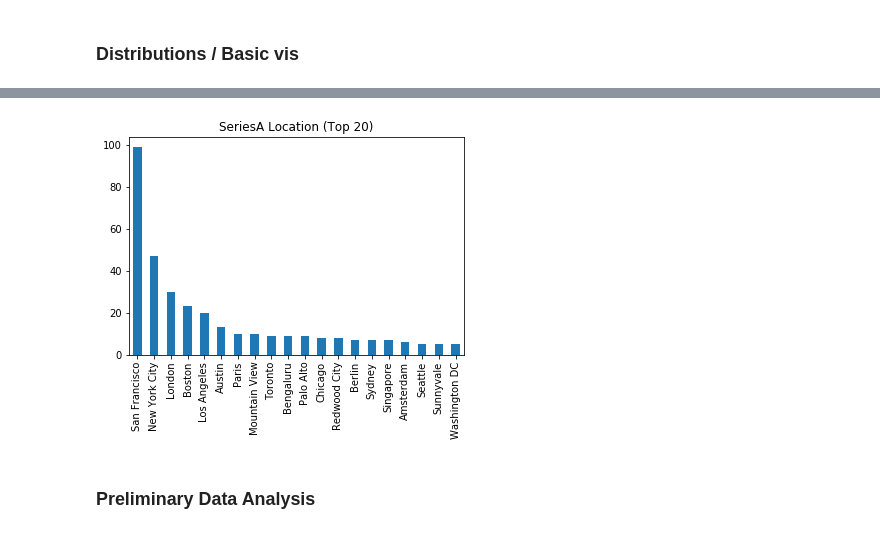
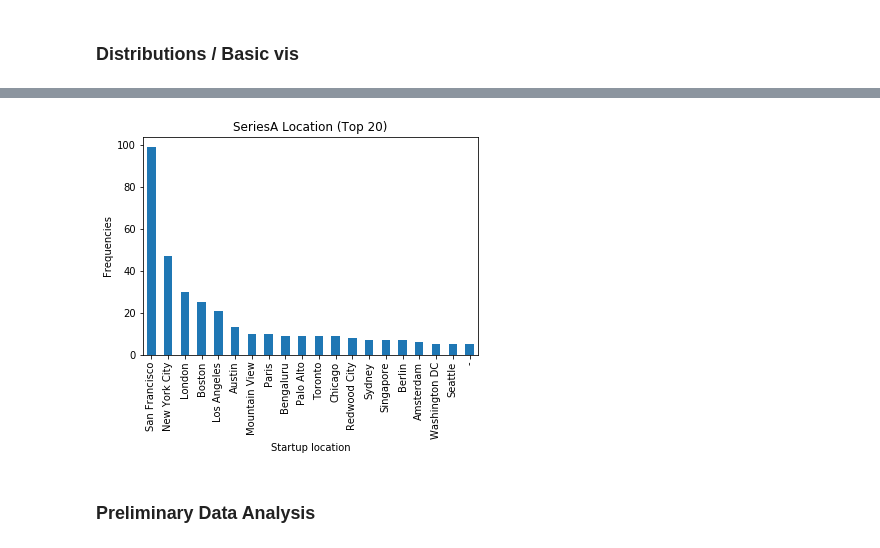
Before and after one commit to xiaoxiang-ma/predicting-angelist-startup-performances, a Jupyter notebook: datavis.ipynb, the cells around one changed output, grey strips where cells are left out. Saved outputs shown, nothing was run; the diff lists cells and outputs as text; code cells hidden in the pictures.

```diff
--- a/datavis.ipynb
+++ b/datavis.ipynb
@@ -14,8 +14,8 @@ from pprint import pprint
 ### Generating data frames
 # %%
 comp = pd.read_csv('companies.csv')
-comp = comp[comp.lat.notna() & comp.stage.notna()
-     & comp.name.notna() & comp["size_numeric"].notna()]
+# comp = comp[comp.lat.notna() & comp.stage.notna()
+#      & comp.name.notna() & comp["size_numeric"].notna()]
 # %%
 comp.columns
 # %% [output]
@@ -75,9 +96,11 @@ plt.show()
 # %%
 comp[comp['stage'] == "Series A"]['location'].value_counts()[:20].plot(kind='bar')
 plt.title("SeriesA Location (Top 20)")
+plt.xlabel("Startup location")
+plt.ylabel("Frequencies")
 plt.show()
 # %% [output]
-[figure, old version]
+[figure, new version]
 # %% [markdown]
 ### Preliminary Data Analysis
 # %%
```
Also changed, not shown: parts of 9 cells of this notebook.
